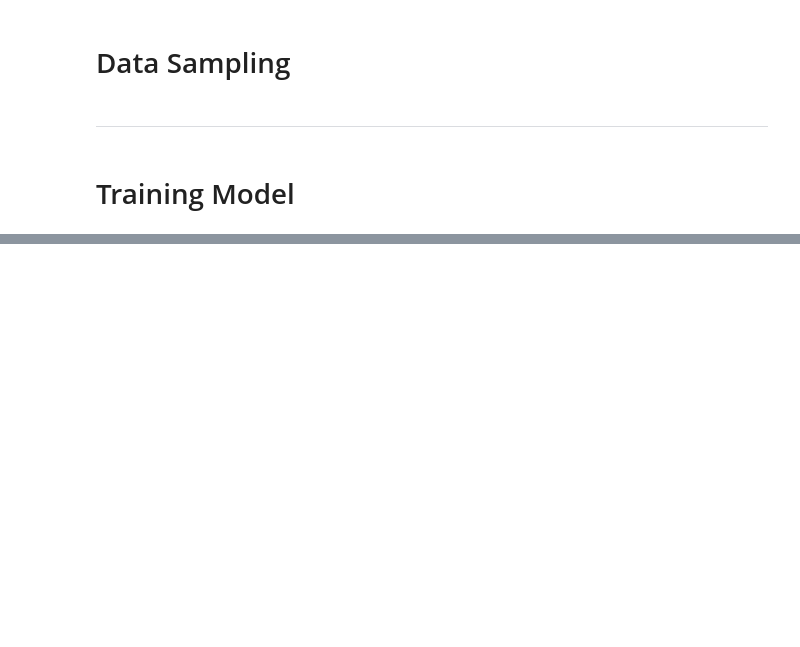
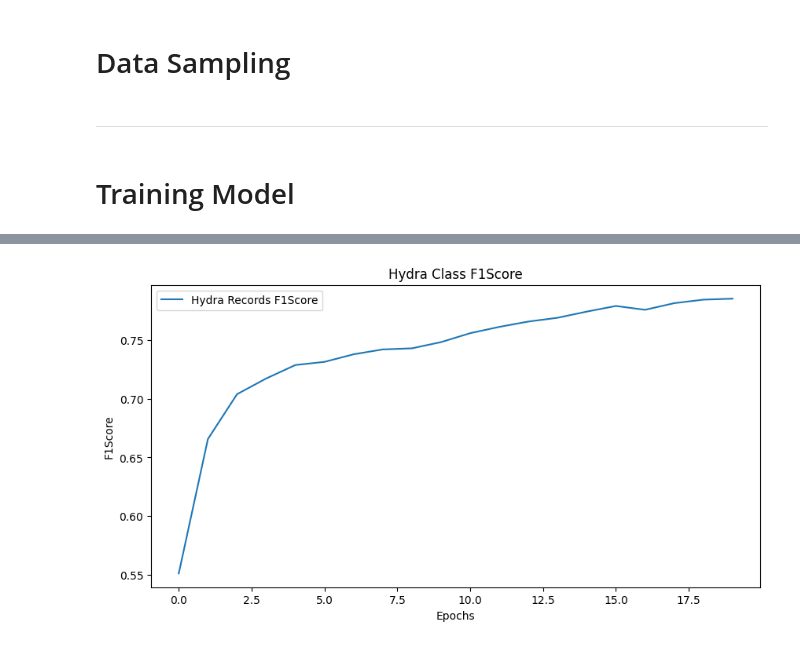
Before and after one commit to KM0006/CyLert-Aggregation, a Jupyter notebook: CyLertPackage/Training Primitive Classifier.ipynb, the cells around one changed output, grey strips where cells are left out. Saved outputs shown, nothing was run; the diff lists cells and outputs as text; code cells hidden in the pictures; blank space fills up the shorter version.

```diff
--- a/CyLertPackage/Training Primitive Classifier.ipynb
+++ b/CyLertPackage/Training Primitive Classifier.ipynb
@@ -229,0 +290,11 @@ plt.show()
+# %%
+
+plt.figure(figsize = (10, 5))
+plt.plot(HydraF1ScoreResults, label = 'Hydra Records F1Score')
+plt.xlabel('Epochs')
+plt.ylabel('F1Score')
+plt.title('Hydra Class F1Score')
+plt.legend()
+plt.show()
+# %% [output]
+[figure, added]
```
Also changed, not shown: parts of 13 cells of this notebook.
